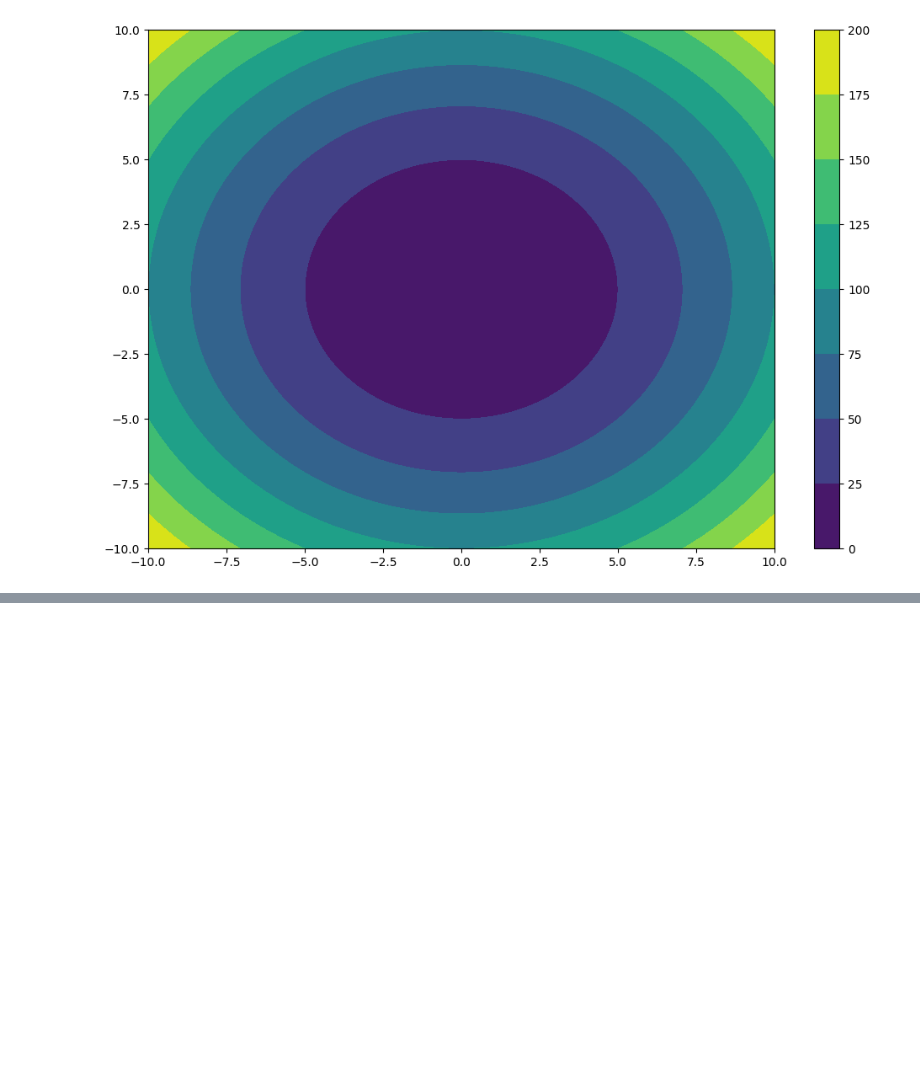
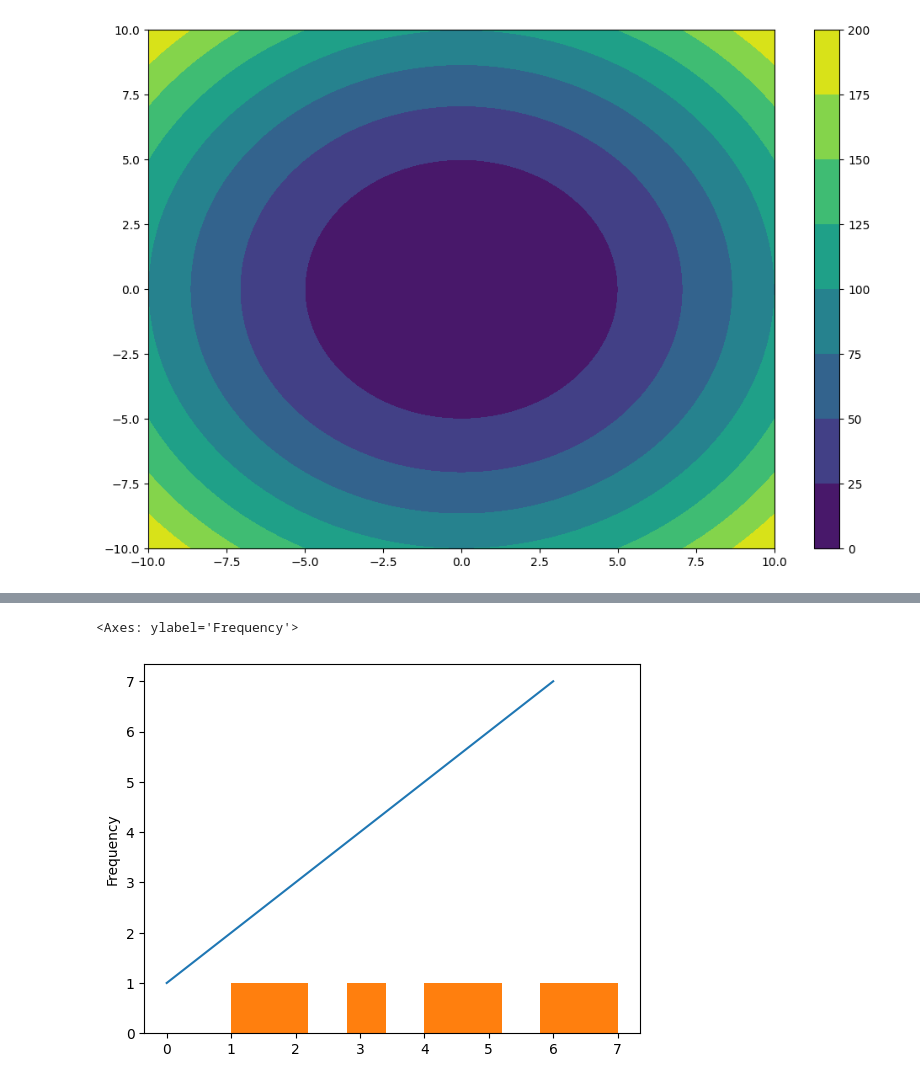
Before and after one commit to JayTheCoder77/DataAnalysisLibraries, a Jupyter notebook: matplotlib/sesssion24/session24.ipynb, the cells around one changed output, grey strips where cells are left out. Saved outputs shown, nothing was run; the diff lists cells and outputs as text; code cells hidden in the pictures; blank space fills up the shorter version.

```diff
--- a/matplotlib/sesssion24/session24.ipynb
+++ b/matplotlib/sesssion24/session24.ipynb
@@ -244,0 +293,10 @@ fig.colorbar(p)
+# %%
+# dataframe plot function of pandas
+# series
+s = pd.Series([1,2,3,4,5,6,7])
+s.plot(kind='line')
+s.plot(kind='hist')
+# hist pie line etc....
+# %% [output]
+<Axes: ylabel='Frequency'>
+[figure, added]
```
Also changed, not shown: parts of 21 cells of this notebook.
